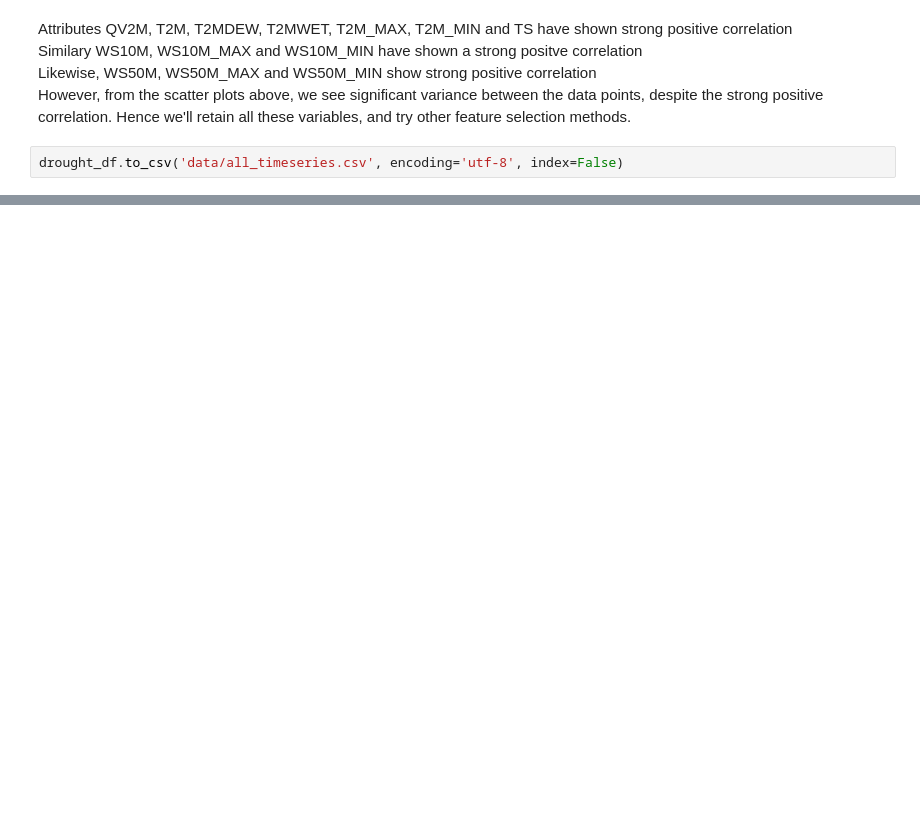
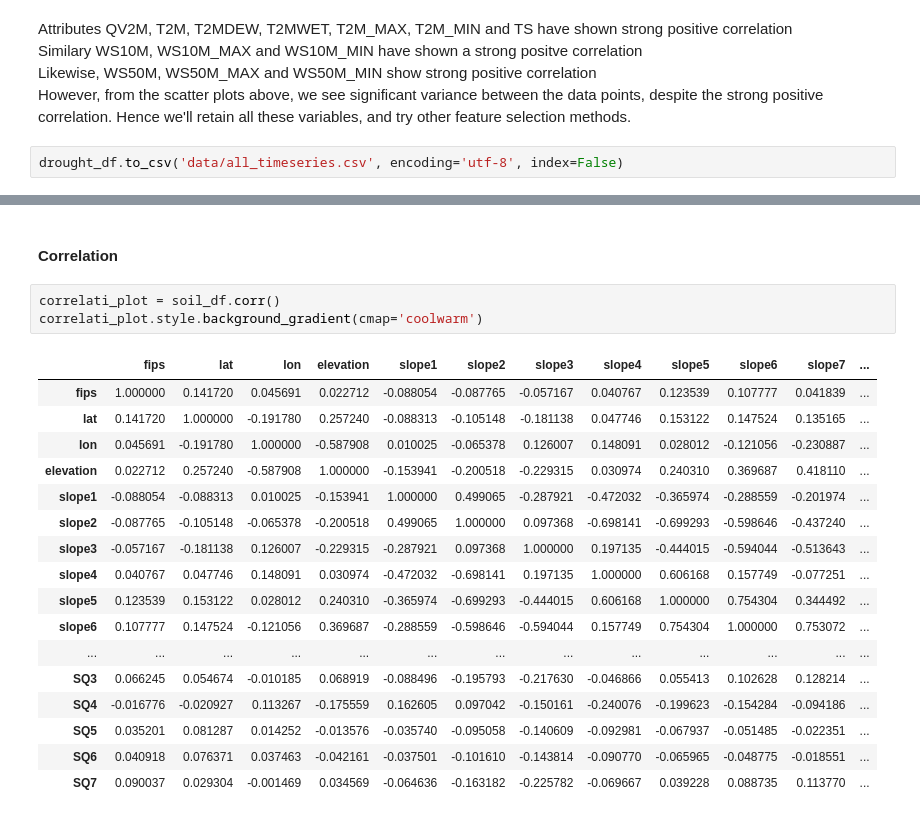
Before and after one commit to SantiagoEnriqueGA/drought_prediction_pytorch, a Jupyter notebook: droughtPrediction_EDA.ipynb, the cells around one changed output, grey strips where cells are left out. Cells and saved outputs as stored; diff of their text form; blank space fills up the shorter version.

```diff
--- a/droughtPrediction_EDA.ipynb
+++ b/droughtPrediction_EDA.ipynb
@@ -357,0 +491,23 @@ drought_df.to_csv('data/all_timeseries.csv', encoding='utf-8', index=False)
+# %% [markdown]
+#### Correlation
+# %%
+correlati_plot = soil_df.corr()
+correlati_plot.style.background_gradient(cmap='coolwarm')
+# %% [output]
+|  | fips | lat | lon | elevation | slope1 | slope2 | slope3 | slope4 | slope5 | slope6 | slope7 | ... |
+| fips | 1.000000 | 0.141720 | 0.045691 | 0.022712 | -0.088054 | -0.087765 | -0.057167 | 0.040767 | 0.123539 | 0.107777 | 0.041839 | ... |
+| lat | 0.141720 | 1.000000 | -0.191780 | 0.257240 | -0.088313 | -0.105148 | -0.181138 | 0.047746 | 0.153122 | 0.147524 | 0.135165 | ... |
+| lon | 0.045691 | -0.191780 | 1.000000 | -0.587908 | 0.010025 | -0.065378 | 0.126007 | 0.148091 | 0.028012 | -0.121056 | -0.230887 | ... |
+| elevation | 0.022712 | 0.257240 | -0.587908 | 1.000000 | -0.153941 | -0.200518 | -0.229315 | 0.030974 | 0.240310 | 0.369687 | 0.418110 | ... |
+| slope1 | -0.088054 | -0.088313 | 0.010025 | -0.153941 | 1.000000 | 0.499065 | -0.287921 | -0.472032 | -0.365974 | -0.288559 | -0.201974 | ... |
+| slope2 | -0.087765 | -0.105148 | -0.065378 | -0.200518 | 0.499065 | 1.000000 | 0.097368 | -0.698141 | -0.699293 | -0.598646 | -0.437240 | ... |
+| slope3 | -0.057167 | -0.181138 | 0.126007 | -0.229315 | -0.287921 | 0.097368 | 1.000000 | 0.197135 | -0.444015 | -0.594044 | -0.513643 | ... |
+| slope4 | 0.040767 | 0.047746 | 0.148091 | 0.030974 | -0.472032 | -0.698141 | 0.197135 | 1.000000 | 0.606168 | 0.157749 | -0.077251 | ... |
+| slope5 | 0.123539 | 0.153122 | 0.028012 | 0.240310 | -0.365974 | -0.699293 | -0.444015 | 0.606168 | 1.000000 | 0.754304 | 0.344492 | ... |
+| slope6 | 0.107777 | 0.147524 | -0.121056 | 0.369687 | -0.288559 | -0.598646 | -0.594044 | 0.157749 | 0.754304 | 1.000000 | 0.753072 | ... |
+| ... | ... | ... | ... | ... | ... | ... | ... | ... | ... | ... | ... | ... |
+| SQ3 | 0.066245 | 0.054674 | -0.010185 | 0.068919 | -0.088496 | -0.195793 | -0.217630 | -0.046866 | 0.055413 | 0.102628 | 0.128214 | ... |
+| SQ4 | -0.016776 | -0.020927 | 0.113267 | -0.175559 | 0.162605 | 0.097042 | -0.150161 | -0.240076 | -0.199623 | -0.154284 | -0.094186 | ... |
+| SQ5 | 0.035201 | 0.081287 | 0.014252 | -0.013576 | -0.035740 | -0.095058 | -0.140609 | -0.092981 | -0.067937 | -0.051485 | -0.022351 | ... |
+| SQ6 | 0.040918 | 0.076371 | 0.037463 | -0.042161 | -0.037501 | -0.101610 | -0.143814 | -0.090770 | -0.065965 | -0.048775 | -0.018551 | ... |
+| SQ7 | 0.090037 | 0.029304 | -0.001469 | 0.034569 | -0.064636 | -0.163182 | -0.225782 | -0.069667 | 0.039228 | 0.088735 | 0.113770 | ... |
```
Also changed, not shown: parts of 22 cells of this notebook, 2 other files.
